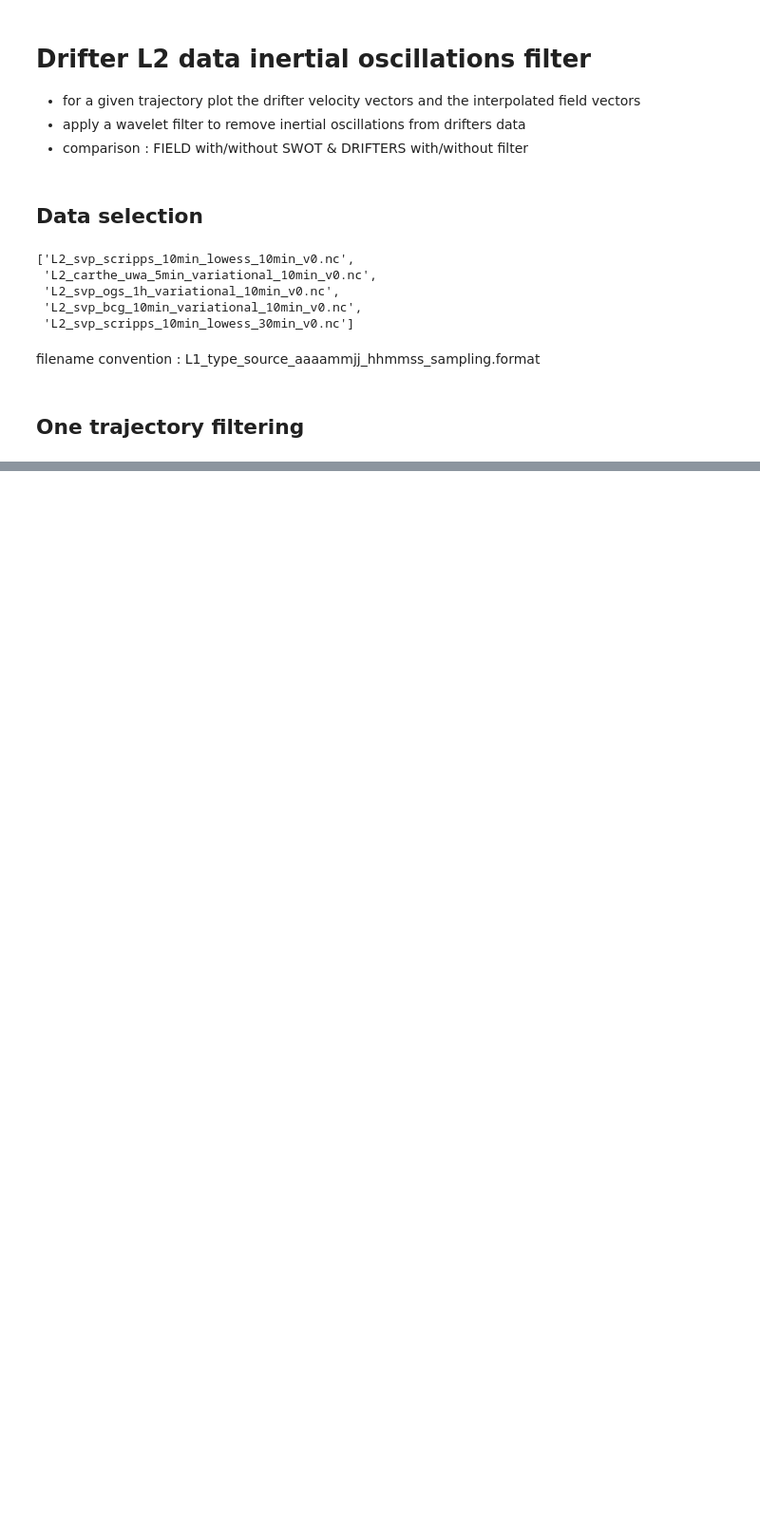
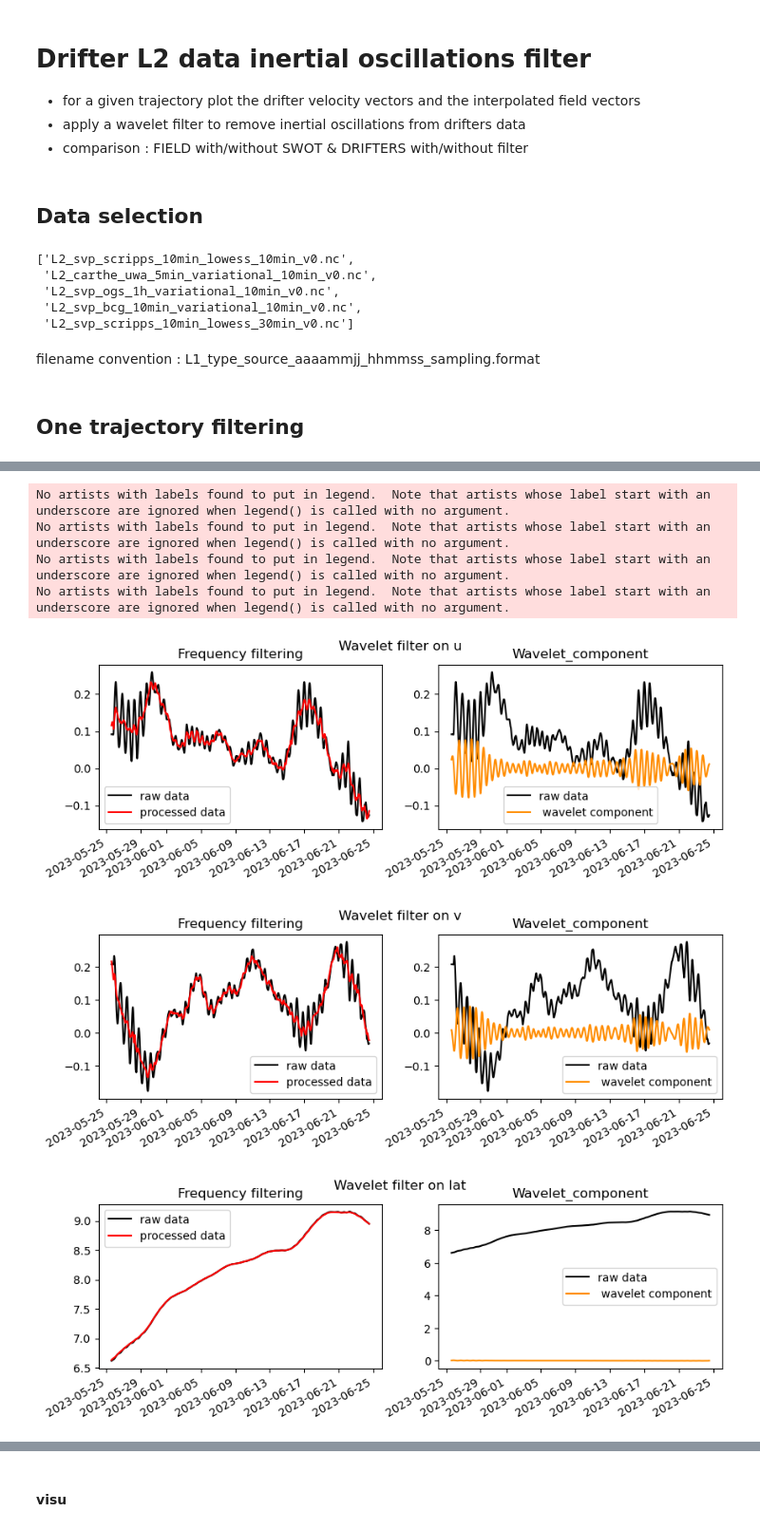
Before and after one commit to bouxdecl/MEOM_internship_2024, a Jupyter notebook: 2024-06-13_DrifterL2_inertial_oscillations_filter.ipynb, the cells around one changed output, grey strips where cells are left out. Shown at 95% size. Drawn from its saved outputs; the diff is of its cells as text; code cells hidden in the pictures; blank space fills up the shorter version.

```diff
--- a/2024-06-13_DrifterL2_inertial_oscillations_filter.ipynb
+++ b/2024-06-13_DrifterL2_inertial_oscillations_filter.ipynb
@@ -188,0 +322,26 @@ v_process = v - v_oscil
+# %%
+def plot_wavelet_filter(x, x_process, time, name='x'):
+
+    x_oscil = x_process - x
+
+    fig, axes = plt.subplots(nrows=1, ncols=2, figsize=(10, 3))
+    axes[0].plot(ds_traj.time, x, c='black', label='raw data')
+    axes[0].plot(ds_traj.time, x_process, c='red', label='processed data')
+    #axes[0].plot(time, u_process_liss, c='darkblue', label='+ gaussian filtering')
+    axes[0].set_title('Frequency filtering')
+    axes[0].legend()
+    plt.legend()
+    #axes[0].gcf().autofmt_xdate()
+    axes[1].plot(time, x, c='black', label='raw data')
+    axes[1].plot(time, x_oscil, c='darkorange', label=' wavelet component')
+    axes[1].set_title('Wavelet_component')
+    axes[1].legend()
+
+    plt.suptitle('Wavelet filter on '+ name)
+    plt.legend()
+    plt.gcf().autofmt_xdate()
+
+
+    ### SAVE
+    save_name = 'filtrage_wavelet_'+ name +'.png'
+    plt.savefig(os.path.join(path_save_plot,save_name), bbox_inches='tight', dpi = 300)
@@ -188,0 +358,13 @@ v_process = v - v_oscil
+# %%
+plot_wavelet_filter(u, u_process, time, 'u')
+plot_wavelet_filter(v, v_process, time, 'v')
+plot_wavelet_filter(lon, lon_process, time, 'lat')
+plot_wavelet_filter(lat, lat_process, time, 'lon')
+# %% [output]
+No artists with labels found to put in legend.  Note that artists whose label start with an underscore are ignored when legend() is called with no argument.
+No artists with labels found to put in legend.  Note that artists whose label start with an underscore are ignored when legend() is called with no argument.
+No artists with labels found to put in legend.  Note that artists whose label start with an underscore are ignored when legend() is called with no argument.
+No artists with labels found to put in legend.  Note that artists whose label start with an underscore are ignored when legend() is called with no argument.
+[figure, added]
+[figure, added]
+[figure, added]
@@ -189 +372,3 @@ v_process = v - v_oscil
+# %% [markdown]
+#### visu
 # %%
```
Also changed, not shown: parts of 28 cells of this notebook, 8 other files.
